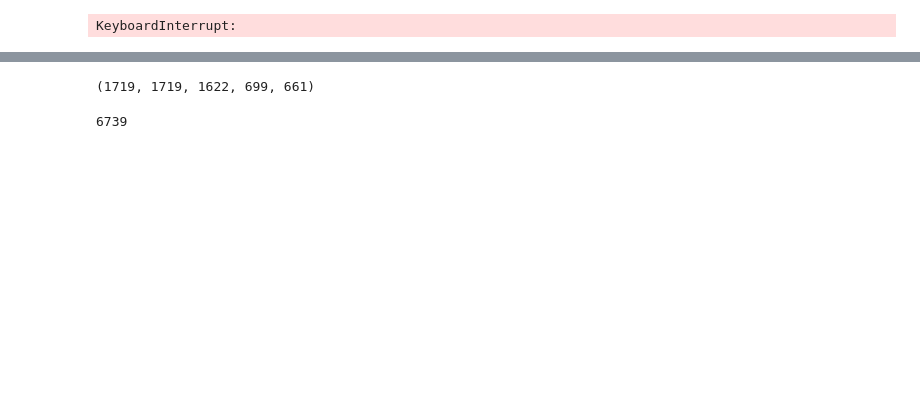
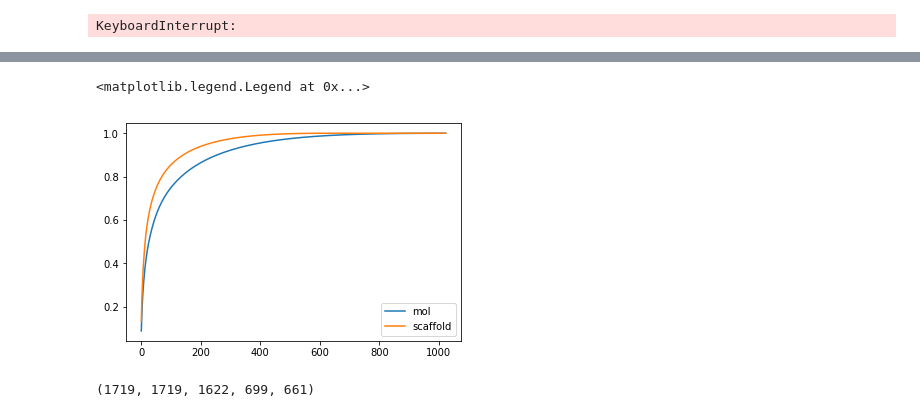
Before and after one commit to PuncocharM/scaffold-analysis-mad, a Jupyter notebook: Untitled.ipynb, the cells around one changed output, grey strips where cells are left out. Cells and saved outputs as stored; diff of their text form; code cells hidden in the pictures; blank space fills up the shorter version.

```diff
--- a/Untitled.ipynb
+++ b/Untitled.ipynb
@@ -315,8 +313,11 @@ plt.plot(rs_scaffold)
+# %%
+plt.plot(list(accumulate(pca.explained_variance_ratio_)), label='mol')
+plt.plot(list(accumulate(pca_scaffold.explained_variance_ratio_)), label='scaffold')
+plt.legend()
+# %% [output]
+<matplotlib.legend.Legend at 0x...>
+[figure, added]
 # %%
 len(df_era), len(set(df_era.std_smiles)), len(set(df_era.std_morgan_fp)), len(set(df_era.scaffold_smiles)), len(set(df_era.scaffold_morgan_fp))
 # %% [output]
 (1719, 1719, 1622, 699, 661)
-# %%
-len(df_join)
-# %% [output]
-6739
```
Also changed, not shown: parts of 12 cells of this notebook.
